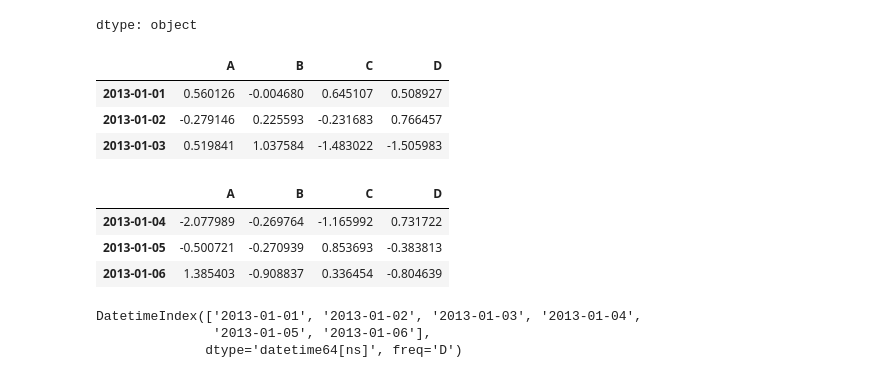
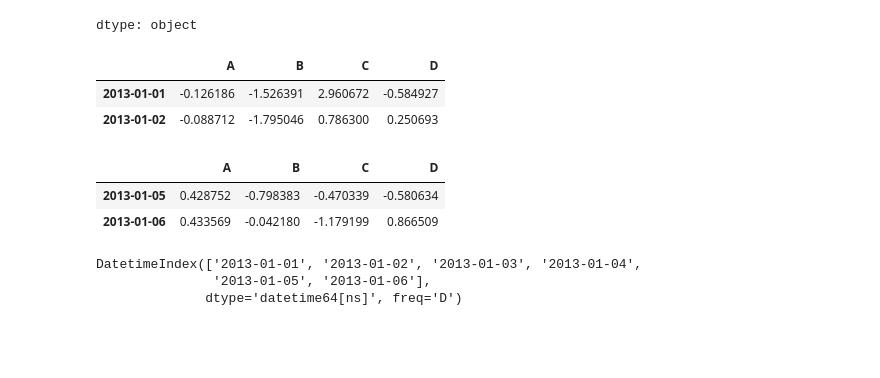
Before and after one commit to Dhcs-2003/Mineria_datos, a Jupyter notebook: Mineria_de_datos.ipynb, the cells around one changed output. Drawn from its saved outputs; the diff is of its cells as text; code cells hidden in the pictures; blank space fills up the shorter version.

```diff
--- a/Mineria_de_datos.ipynb
+++ b/Mineria_de_datos.ipynb
@@ -867,19 +759,17 @@ df2.dtypes
 | F | object |
 dtype: object
 # %%
-df.head(3)
+df.head(2)
 # %% [output]
 |  | A | B | C | D |
-| 2013-01-01 | 0.560126 | -0.004680 | 0.645107 | 0.508927 |
-| 2013-01-02 | -0.279146 | 0.225593 | -0.231683 | 0.766457 |
-| 2013-01-03 | 0.519841 | 1.037584 | -1.483022 | -1.505983 |
+| 2013-01-01 | -0.126186 | -1.526391 | 2.960672 | -0.584927 |
+| 2013-01-02 | -0.088712 | -1.795046 | 0.786300 | 0.250693 |
 # %%
-df.tail(3)
+df.tail(2)
 # %% [output]
 |  | A | B | C | D |
-| 2013-01-04 | -2.077989 | -0.269764 | -1.165992 | 0.731722 |
-| 2013-01-05 | -0.500721 | -0.270939 | 0.853693 | -0.383813 |
-| 2013-01-06 | 1.385403 | -0.908837 | 0.336454 | -0.804639 |
+| 2013-01-05 | 0.428752 | -0.798383 | -0.470339 | -0.580634 |
+| 2013-01-06 | 0.433569 | -0.042180 | -1.179199 | 0.866509 |
 # %%
 df.index
 # %% [output]
```
Also changed, not shown: parts of 202 cells of this notebook.
